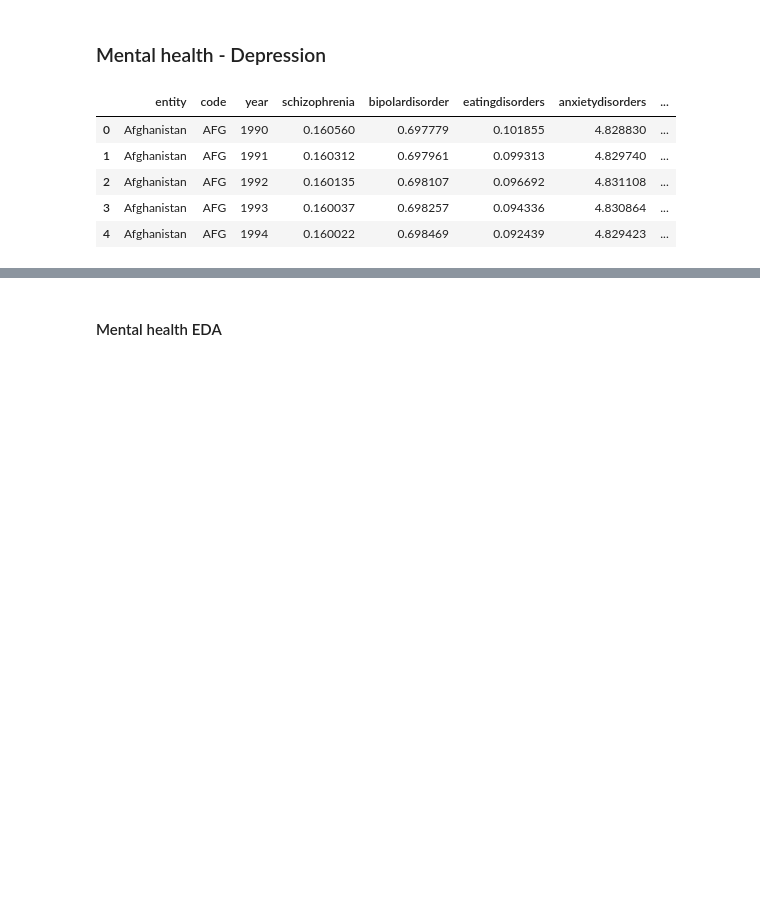
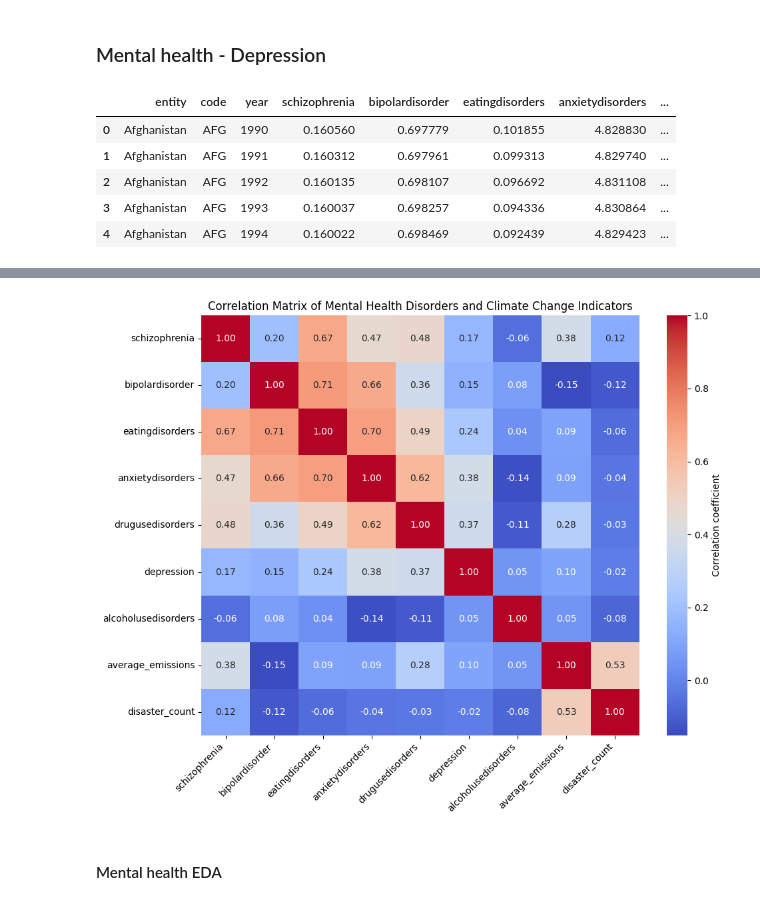
Before and after one commit to killecisse/final_project_ironhack, a Jupyter notebook: code_v1.ipynb, the cells around one changed output, grey strips where cells are left out. Cells and saved outputs as stored; diff of their text form; code cells hidden in the pictures; blank space fills up the shorter version.

```diff
--- a/code_v1.ipynb
+++ b/code_v1.ipynb
@@ -145,3 +212,32 @@ depression.head()
+# %%
+import pandas as pd
+import seaborn as sns
+import matplotlib.pyplot as plt
+
+# Sample data loading step, replace 'your_data.csv' with your actual data file
+# df = pd.read_csv('your_data.csv')
+
+# Example DataFrame columns: ['schizophrenia', 'bipolardisorder', 'eatingdisorders', 'anxietydisorders',
+# 'drugusedisorders', 'depression', 'alcoholusedisorders', 'average_emissions', 'disaster_count']
+
+# Calculate the correlation matrix
+correlation_matrix = merged_data[[
+    'schizophrenia', 'bipolardisorder', 'eatingdisorders', 'anxietydisorders',
+    'drugusedisorders', 'depression', 'alcoholusedisorders',
+    'average_emissions', 'disaster_count'
+]].corr()
+
+# Create a heatmap using seaborn
+plt.figure(figsize=(10, 8))
+sns.heatmap(correlation_matrix, annot=True, fmt=".2f", cmap='coolwarm',
+            cbar_kws={'label': 'Correlation coefficient'})
+plt.title('Correlation Matrix of Mental Health Disorders and Climate Change Indicators')
+plt.xticks(rotation=45, ha='right')
+plt.yticks(rotation=0)
+plt.tight_layout()  # Adjusts plot to ensure everything fits without overlapping
+plt.show()
+# %% [output]
+[figure, added]
 # %% [markdown]
 #### Mental health EDA
 # %%
```
Also changed, not shown: parts of 19 cells of this notebook, 2 other files.
